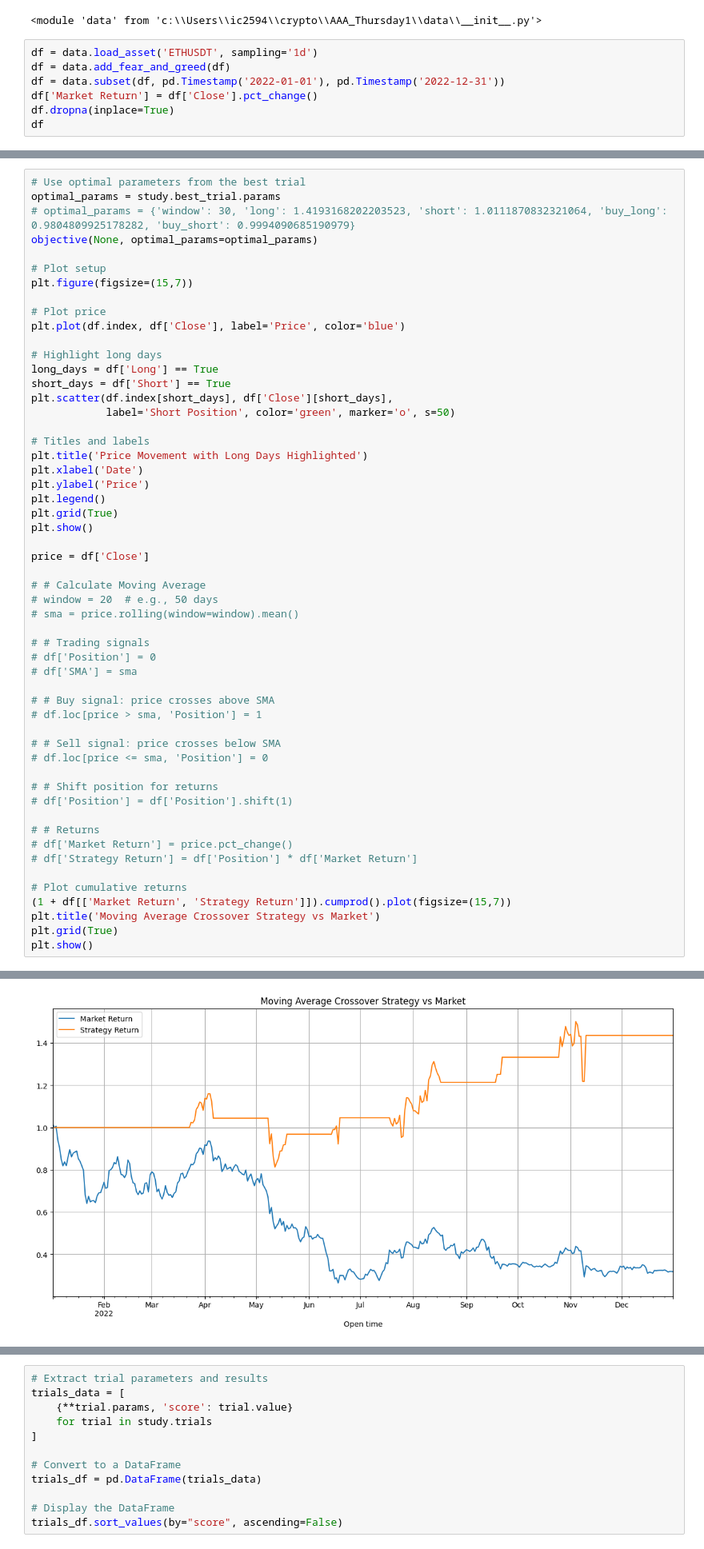
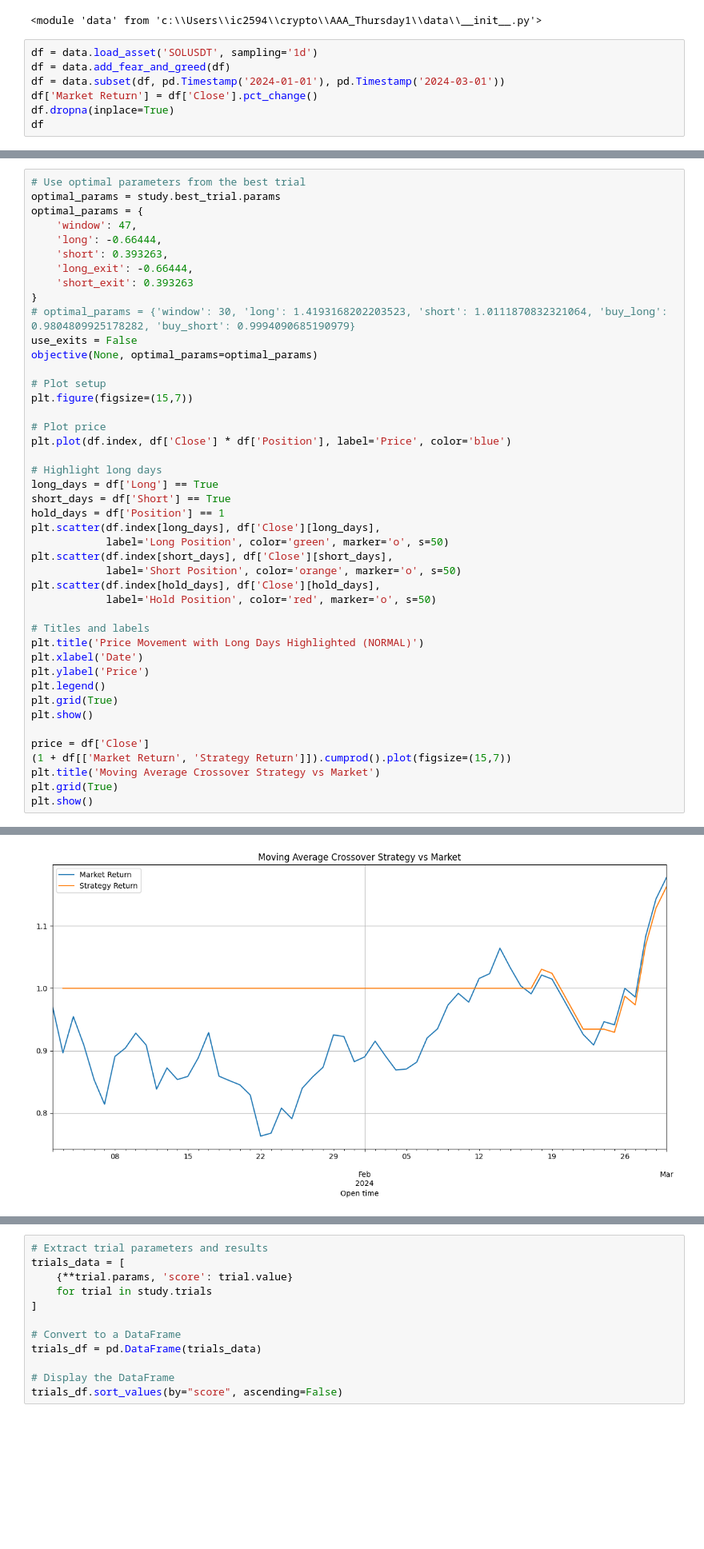
Before and after one commit to iancadev/crypto, a Jupyter notebook: AAA_Thursday1/mean_reversion copy optuna w=1.ipynb, the cells around one changed output, grey strips where cells are left out. Shown at 80% size. Cells and saved outputs as stored; diff of their text form; blank space fills up the shorter version.

Commit message:
fixed mean_reversion exit logic (includes starts for NA)

```diff
--- a/AAA_Thursday1/mean_reversion copy optuna w=1.ipynb
+++ b/AAA_Thursday1/mean_reversion copy optuna w=1.ipynb
@@ -6,9 +6,9 @@ importlib.reload(data)
 # %% [output]
 <module 'data' from 'c:\\Users\\ic2594\\crypto\\AAA_Thursday1\\data\\__init__.py'>
 # %%
-df = data.load_asset('ETHUSDT', sampling='1d')
+df = data.load_asset('SOLUSDT', sampling='1d')
 df = data.add_fear_and_greed(df)
-df = data.subset(df, pd.Timestamp('2022-01-01'), pd.Timestamp('2022-12-31'))
+df = data.subset(df, pd.Timestamp('2024-01-01'), pd.Timestamp('2024-03-01'))
 df['Market Return'] = df['Close'].pct_change()
 df.dropna(inplace=True)
 df
@@ -260,23 +208,36 @@ Stored 'study' (Study)
 # %%
 # Use optimal parameters from the best trial
 optimal_params = study.best_trial.params
+optimal_params = {
+    'window': 47,
+    'long': -0.66444,
+    'short': 0.393263,
+    'long_exit': -0.66444,
+    'short_exit': 0.393263
+}
 # optimal_params = {'window': 30, 'long': 1.4193168202203523, 'short': 1.0111870832321064, 'buy_long': 0.9804809925178282, 'buy_short': 0.9994090685190979}
+use_exits = False
 objective(None, optimal_params=optimal_params)
 
 # Plot setup
 plt.figure(figsize=(15,7))
 
 # Plot price
-plt.plot(df.index, df['Close'], label='Price', color='blue')
+plt.plot(df.index, df['Close'] * df['Position'], label='Price', color='blue')
 
 # Highlight long days
 long_days = df['Long'] == True
 short_days = df['Short'] == True
+hold_days = df['Position'] == 1
+plt.scatter(df.index[long_days], df['Close'][long_days],
+            label='Long Position', color='green', marker='o', s=50)
 plt.scatter(df.index[short_days], df['Close'][short_days],
-            label='Short Position', color='green', marker='o', s=50)
+            label='Short Position', color='orange', marker='o', s=50)
+plt.scatter(df.index[hold_days], df['Close'][hold_days],
+            label='Hold Position', color='red', marker='o', s=50)
 
 # Titles and labels
-plt.title('Price Movement with Long Days Highlighted')
+plt.title('Price Movement with Long Days Highlighted (NORMAL)')
 plt.xlabel('Date')
 plt.ylabel('Price')
 plt.legend()
@@ -284,29 +245,6 @@ plt.grid(True)
 plt.show()
 
 price = df['Close']
-
-# # Calculate Moving Average
-# window = 20  # e.g., 50 days
-# sma = price.rolling(window=window).mean()
-
-# # Trading signals
-# df['Position'] = 0
-# df['SMA'] = sma
-
-# # Buy signal: price crosses above SMA
-# df.loc[price > sma, 'Position'] = 1
-
-# # Sell signal: price crosses below SMA
-# df.loc[price <= sma, 'Position'] = 0
-
-# # Shift position for returns
-# df['Position'] = df['Position'].shift(1)
-
-# # Returns
-# df['Market Return'] = price.pct_change()
-# df['Strategy Return'] = df['Position'] * df['Market Return']
-
-# Plot cumulative returns
 (1 + df[['Market Return', 'Strategy Return']]).cumprod().plot(figsize=(15,7))
 plt.title('Moving Average Crossover Strategy vs Market')
 plt.grid(True)
@@ -316 +254 @@ plt.show()
-[figure, old version]
+[figure, new version]
```
Also changed, not shown: parts of 9 cells of this notebook.
